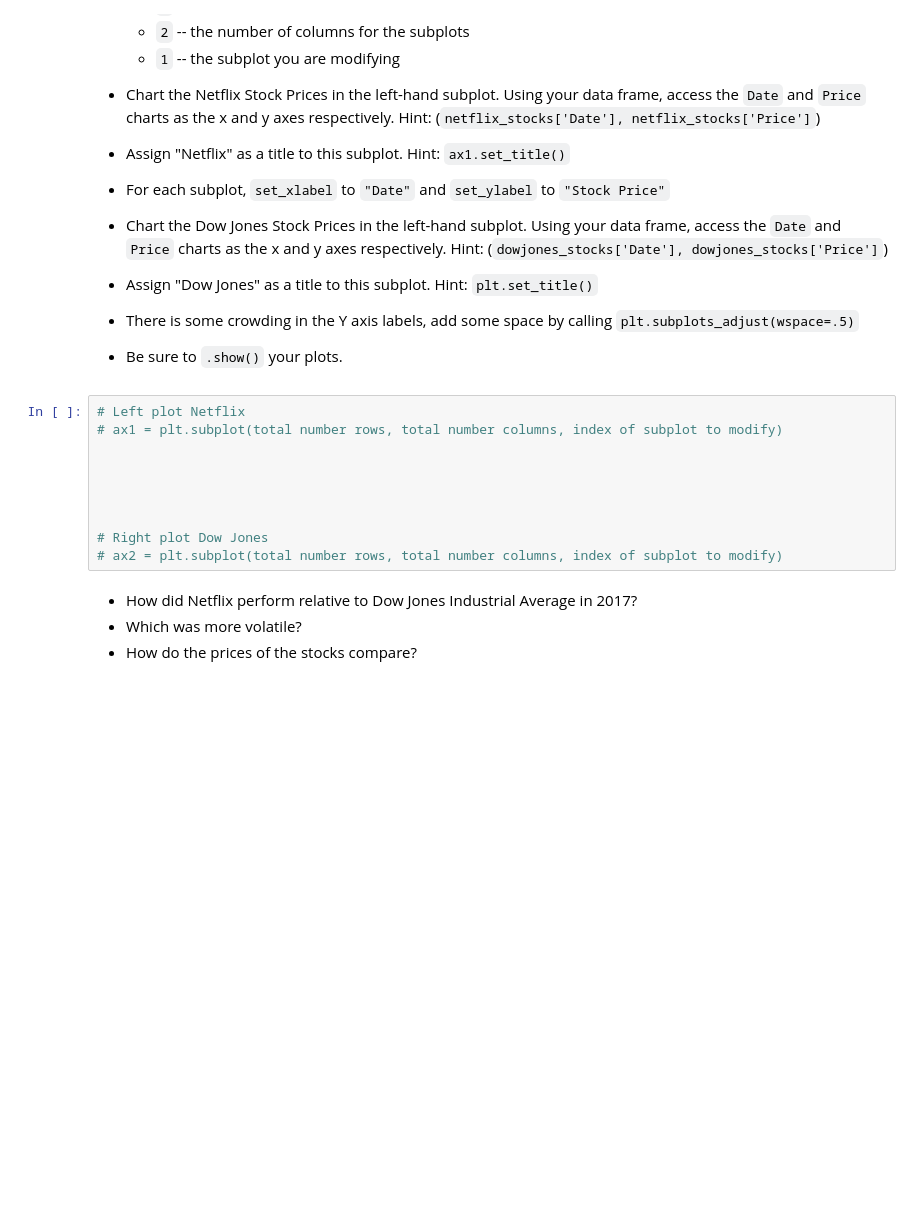
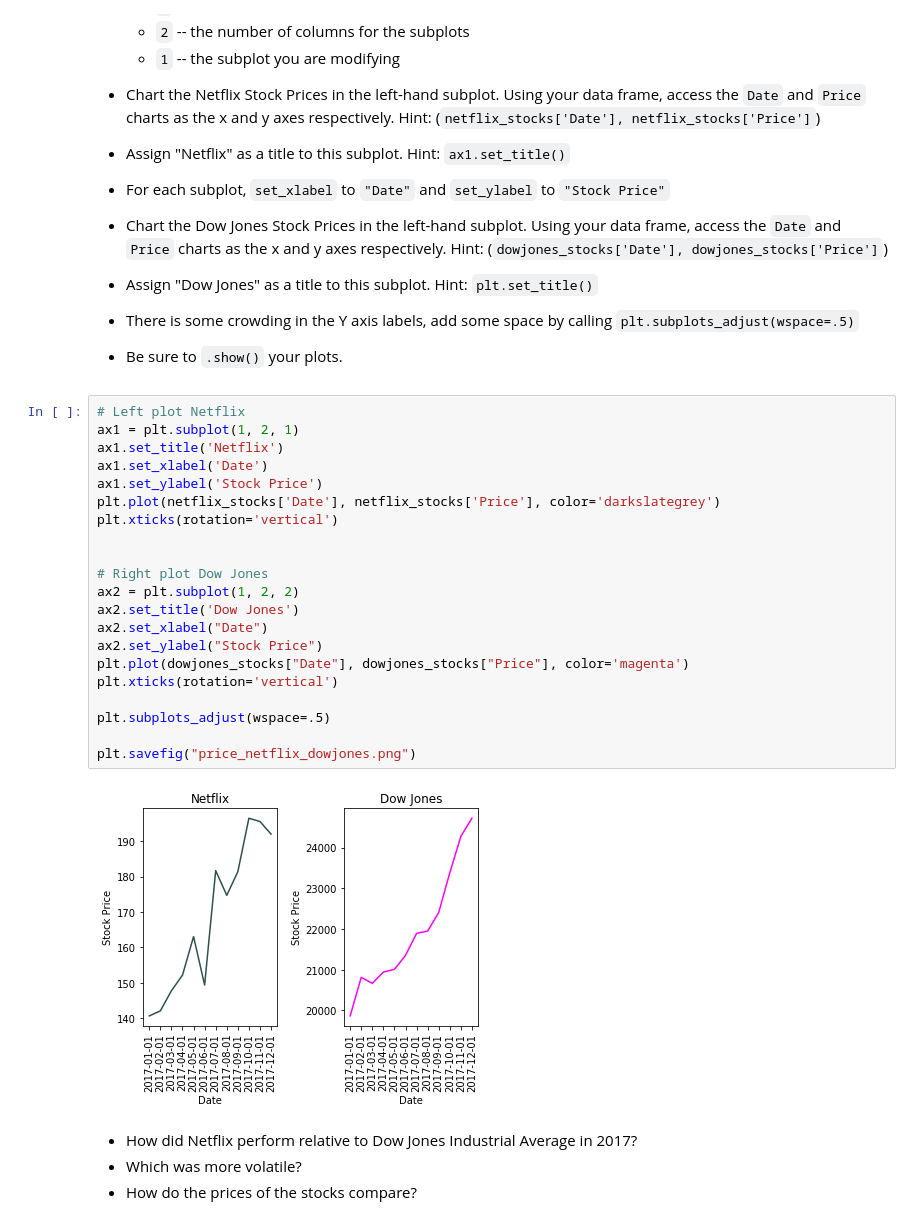
Before and after one commit to zongpoljkk/netflix_visualizations, a Jupyter notebook: netflix_visualizations.ipynb, the cells around one changed output. Drawn from its saved outputs; the diff is of its cells as text; blank space fills up the shorter version.

```diff
--- a/netflix_visualizations.ipynb
+++ b/netflix_visualizations.ipynb
@@ -341,16 +342,29 @@ Since `Price` which is the most relevant data is in the Y axis, let's map our su
 - Assign "Dow Jones" as a title to this subplot. Hint: `plt.set_title()`
 - There is some crowding in the Y axis labels, add some space by calling `plt.subplots_adjust(wspace=.5)`
 - Be sure to `.show()` your plots.
-# %%
-# Left plot Netflix
-# ax1 = plt.subplot(total number rows, total number columns, index of subplot to modify)
-
-
-
-
-
-# Right plot Dow Jones
-# ax2 = plt.subplot(total number rows, total number columns, index of subplot to modify)
+# %%
+# Left plot Netflix
+ax1 = plt.subplot(1, 2, 1)
+ax1.set_title('Netflix')
+ax1.set_xlabel('Date')
+ax1.set_ylabel('Stock Price')
+plt.plot(netflix_stocks['Date'], netflix_stocks['Price'], color='darkslategrey')
+plt.xticks(rotation='vertical')
+
+
+# Right plot Dow Jones
+ax2 = plt.subplot(1, 2, 2)
+ax2.set_title('Dow Jones')
+ax2.set_xlabel("Date")
+ax2.set_ylabel("Stock Price")
+plt.plot(dowjones_stocks["Date"], dowjones_stocks["Price"], color='magenta')
+plt.xticks(rotation='vertical')
+
+plt.subplots_adjust(wspace=.5)
+
+plt.savefig("price_netflix_dowjones.png")
+# %% [output]
+[figure, added]
 # %% [markdown]
 - How did Netflix perform relative to Dow Jones Industrial Average in 2017?
 - Which was more volatile?
```
Also changed, not shown: parts of 5 cells of this notebook, 4 other files.
